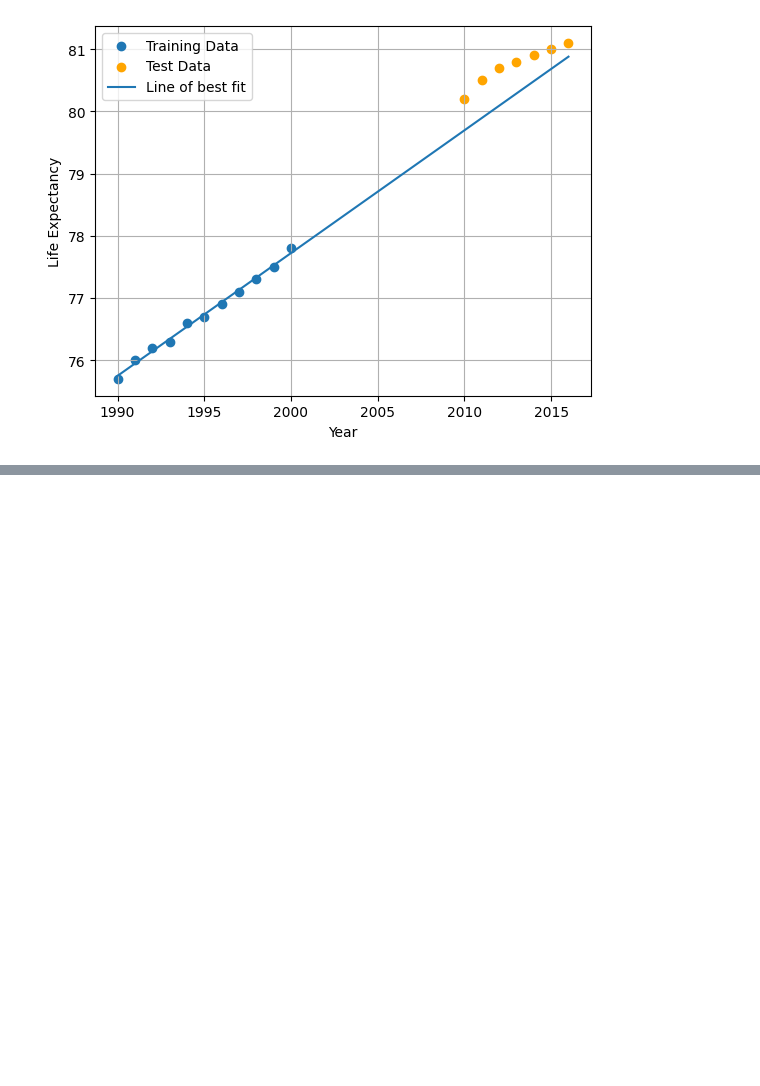
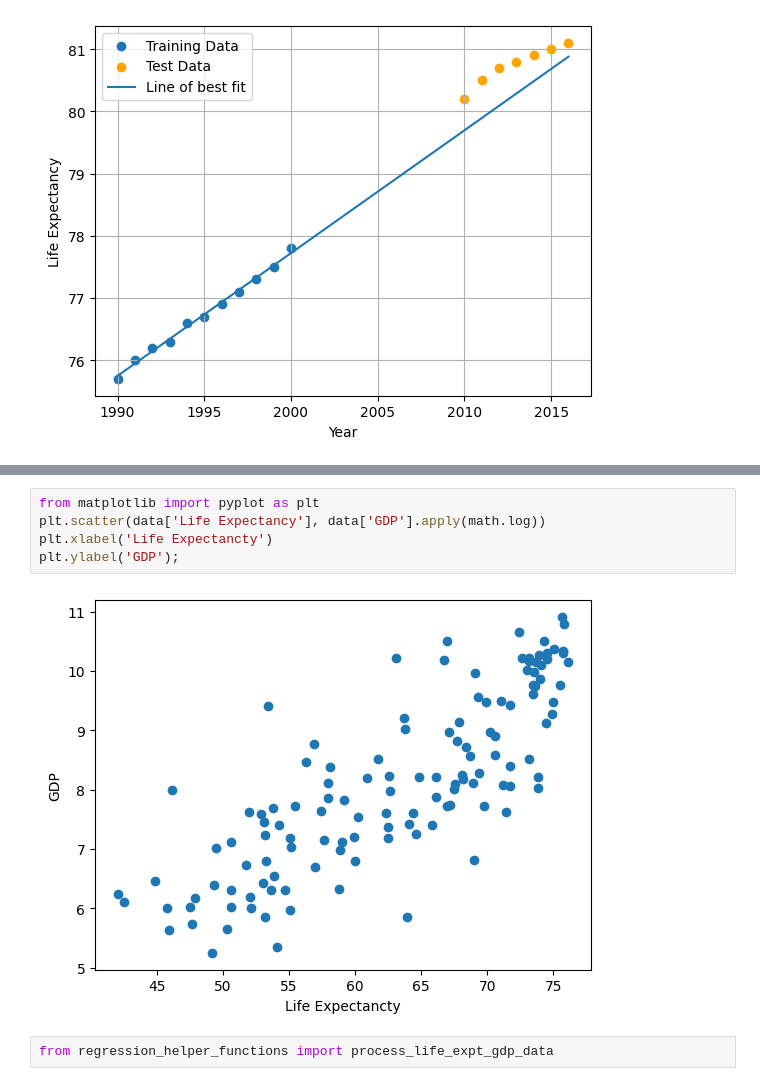
Before and after one commit to pshriwise/uw-ml-workshop-23, a Jupyter notebook: Regression_01.ipynb, the cells around one changed output, grey strips where cells are left out. Cells and saved outputs as stored; diff of their text form; blank space fills up the shorter version.

```diff
--- a/Regression_01.ipynb
+++ b/Regression_01.ipynb
@@ -109,0 +167,9 @@ Test RMSE = 0.47524
+# %%
+from matplotlib import pyplot as plt
+plt.scatter(data['Life Expectancy'], data['GDP'].apply(math.log))
+plt.xlabel('Life Expectancty')
+plt.ylabel('GDP');
+# %% [output]
+[figure, added]
+# %%
+from regression_helper_functions import process_life_expt_gdp_data
```
Also changed, not shown: parts of 12 cells of this notebook, 1 other file.
